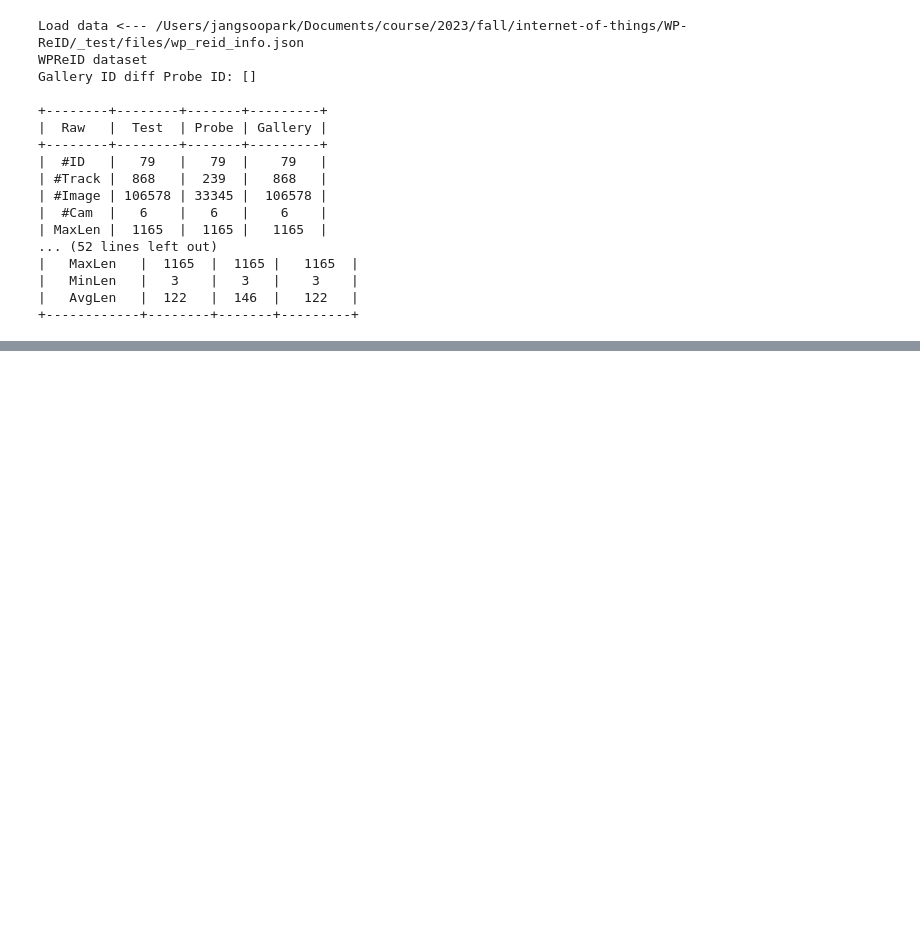
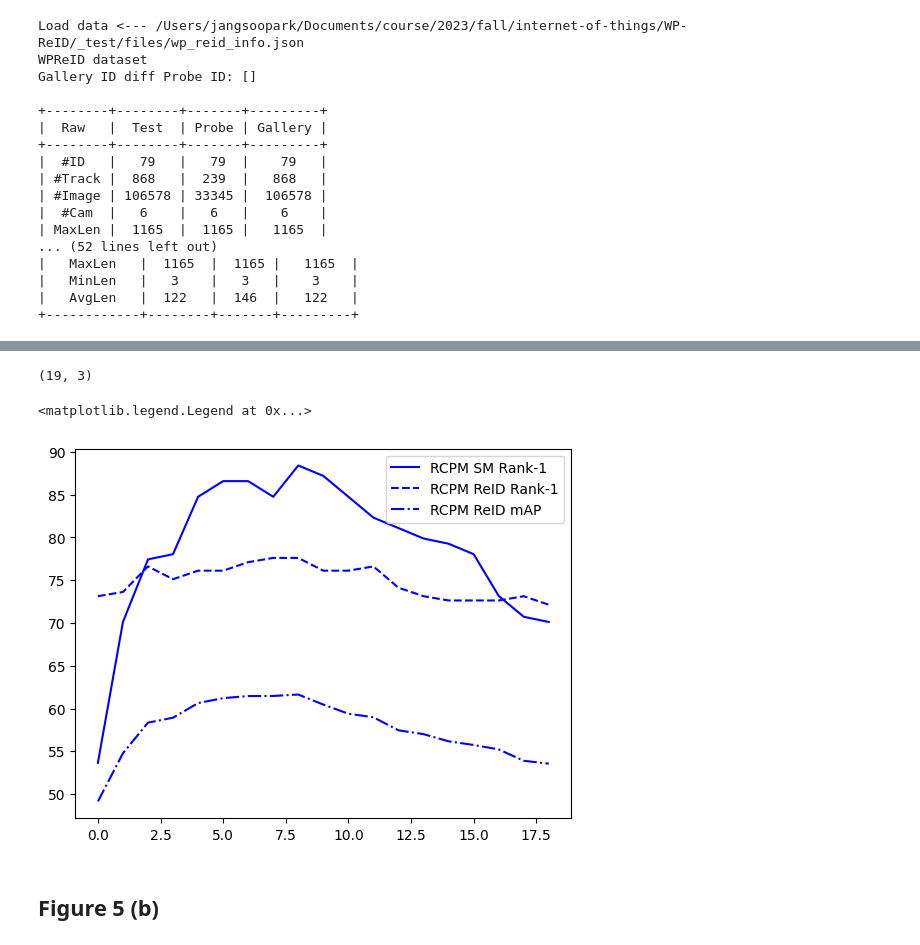
Before and after one commit to jangsoopark/Figure.5-WP-ReID, a Jupyter notebook: notebook/Figure5.ipynb, the cells around one changed output, grey strips where cells are left out. Cells and saved outputs as stored; diff of their text form; code cells hidden in the pictures; blank space fills up the shorter version.

```diff
--- a/notebook/Figure5.ipynb
+++ b/notebook/Figure5.ipynb
@@ -246,0 +193,31 @@ KeyboardInterrupt
+# %%
+# k = 8
+sigma = 74
+max_iters = 4
+
+distmat = utils.DataPacker.load(mmt_duke_dist_file)['g2g_distmat']
+
+history_k = {
+    'cmc_reid': [],
+    'mAP_reid': [],
+    'cmc_SM': []
+}
+for k in range(1, 20):
+
+    history = ablation_update_with_gps(
+        distmat,
+        wp_reid_dataset.test_info,
+        wp_reid_dataset.probe_index,
+        wp_reid_dataset.gallery_index,
+        wp_reid_dataset.gps_info,
+        wp_reid_dataset.trajectory_info,
+        k=k,
+        delta=sigma,
+        iters=max_iters
+    )
+
+    history_k['cmc_reid'].append(history['cmc_reid'][-1])
+    history_k['mAP_reid'].append(history['mAP_reid'][-1])
+    history_k['cmc_SM'].append(history['cmc_SM'][-1])
+
+# print(cmc_reid, mAP_reid, cmc_SM)
@@ -246,0 +242,15 @@ KeyboardInterrupt
+# %%
+len(history_k['cmc_SM']), len(list(range(max_iters - 1)))
+# %% [output]
+(19, 3)
+# %%
+plt.plot(list(range(19)), history_k['cmc_SM'], '-', color='blue', label='RCPM SM Rank-1')
+plt.plot(list(range(19)), history_k['cmc_reid'], '--', color='blue', label='RCPM ReID Rank-1')
+plt.plot(list(range(19)), history_k['mAP_reid'], '-.', color='blue', label='RCPM ReID mAP')
+
+plt.legend()
+# %% [output]
+<matplotlib.legend.Legend at 0x...>
+[figure, added]
+# %% [markdown]
+## Figure 5 (b)
```
Also changed, not shown: parts of 17 cells of this notebook, 8 other files.
